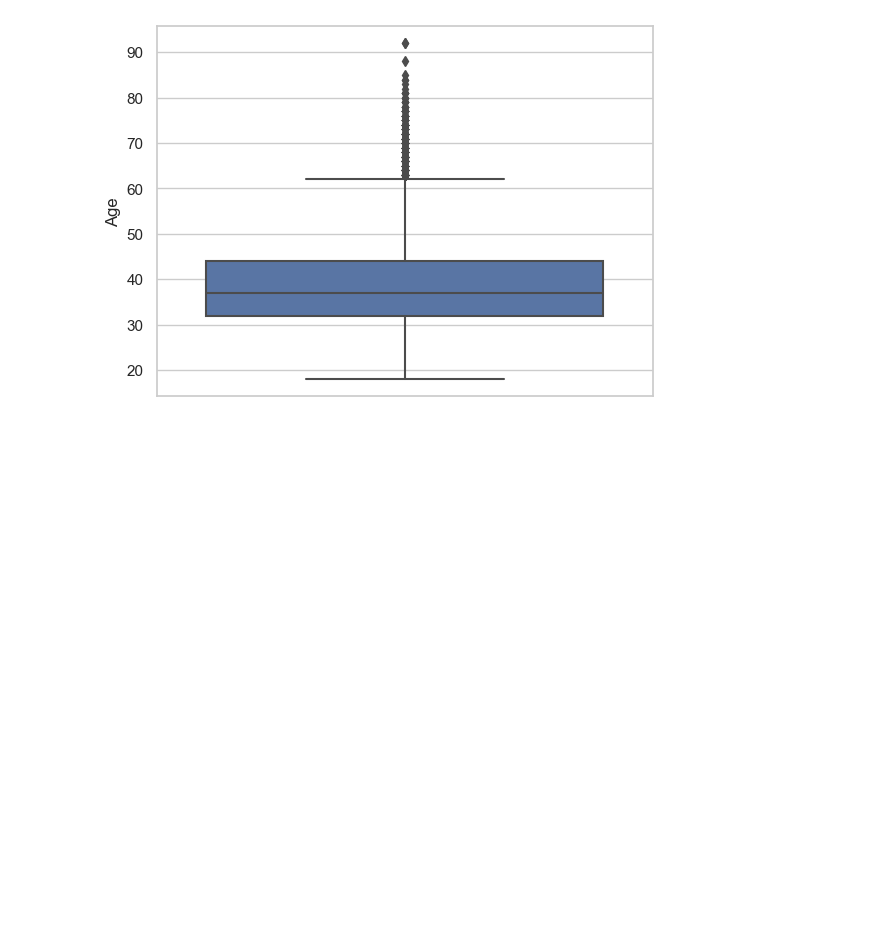
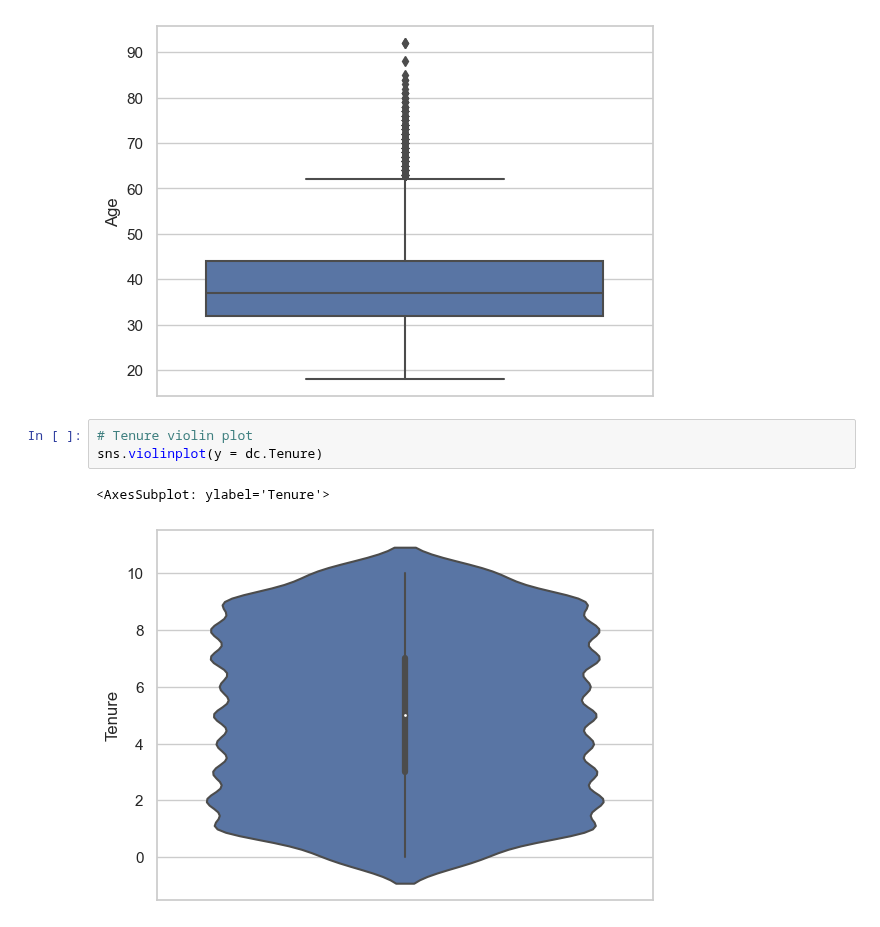
Before and after one commit to AmirMotefaker/Sales-Data-Analysis, a Jupyter notebook: Customer Churn Prediction/Customer Churn Prediction - Bank/Customer Churn Prediction - Bank.ipynb, the cells around one changed output. Drawn from its saved outputs; the diff is of its cells as text; blank space fills up the shorter version.

```diff
--- a/Customer Churn Prediction/Customer Churn Prediction - Bank/Customer Churn Prediction - Bank.ipynb
+++ b/Customer Churn Prediction/Customer Churn Prediction - Bank/Customer Churn Prediction - Bank.ipynb
@@ -125,3 +125,9 @@ sns.boxplot(y=dc['Age'])
 # %% [output]
 <AxesSubplot: ylabel='Age'>
 [figure]
+# %%
+# Tenure violin plot
+sns.violinplot(y = dc.Tenure)
+# %% [output]
+<AxesSubplot: ylabel='Tenure'>
+[figure, added]
```
